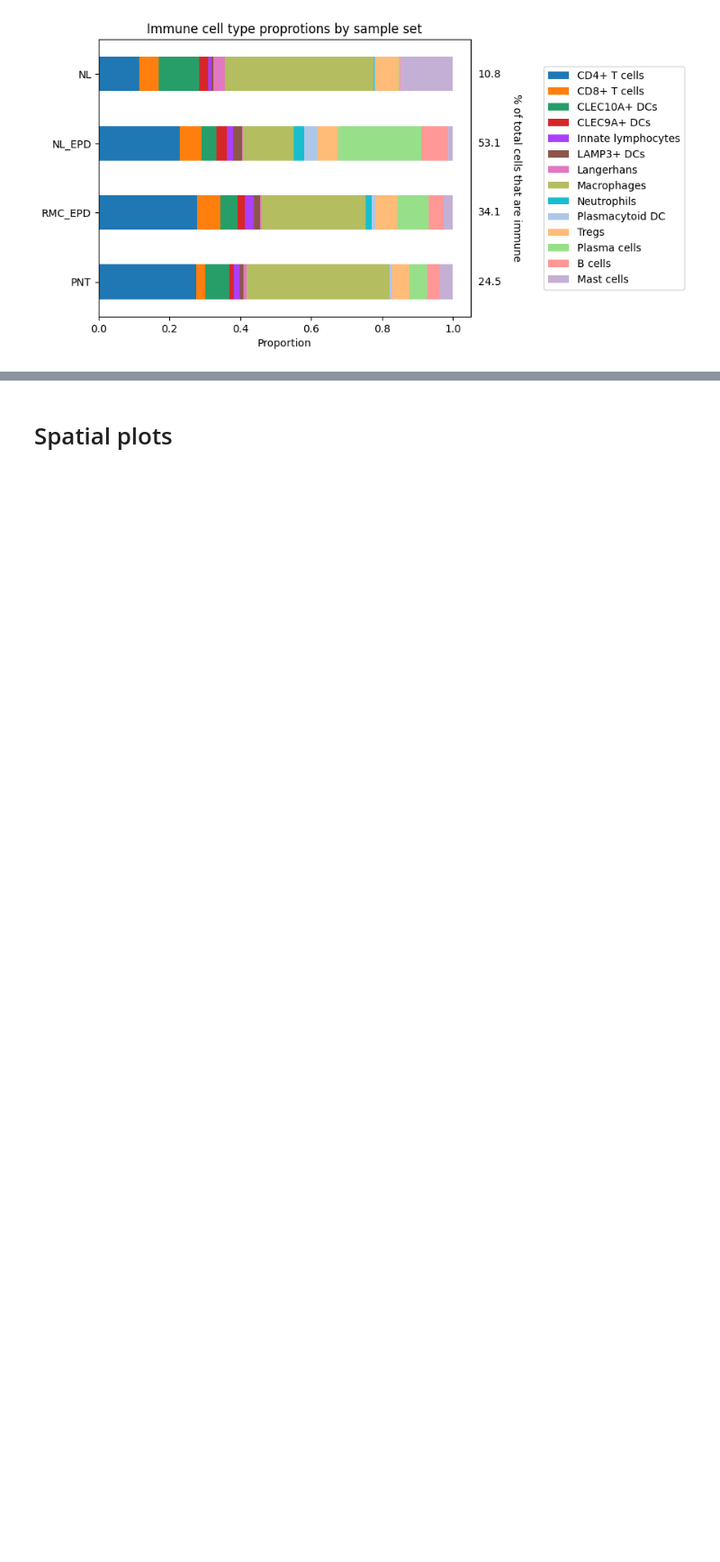
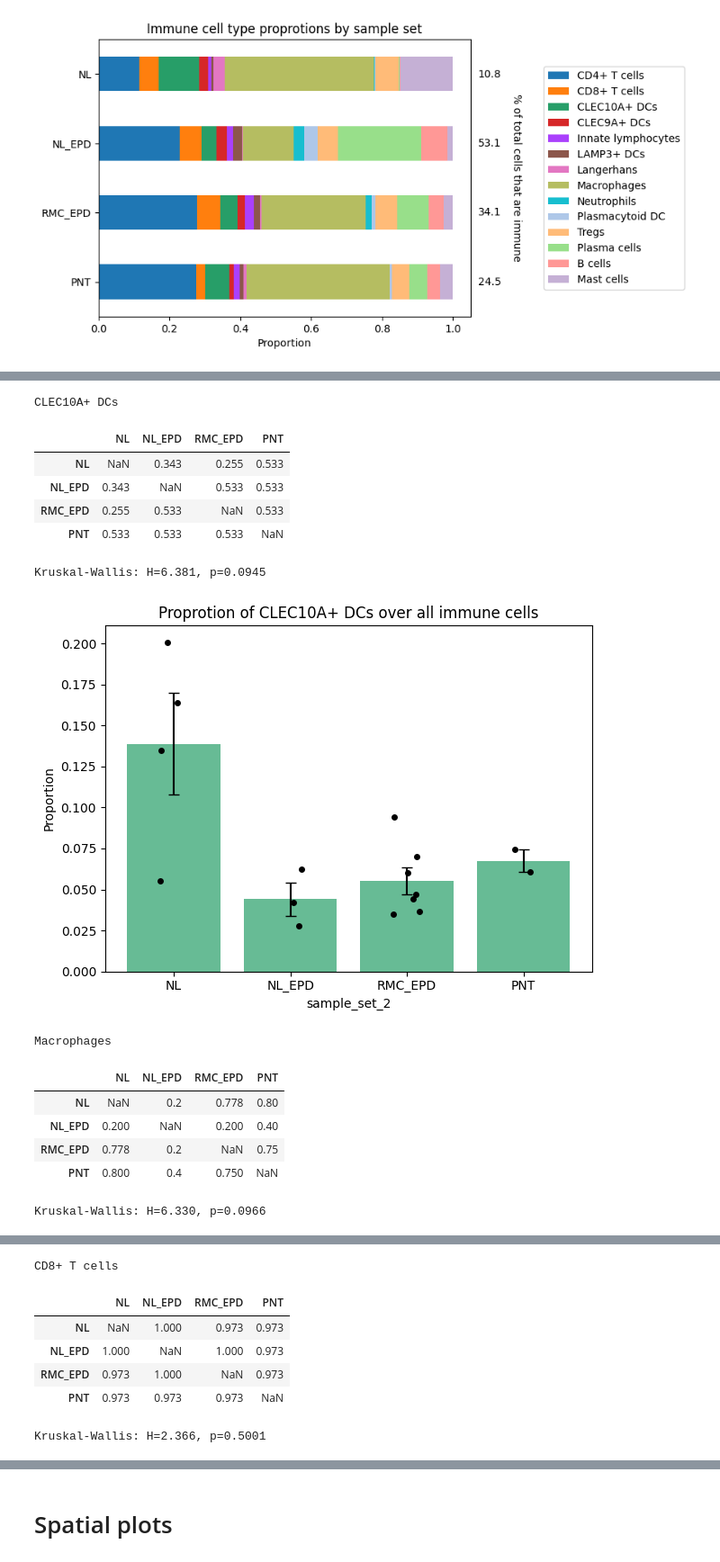
Before and after one commit to burkelawlor/hci-xenium, a Jupyter notebook: notebooks/1.15-rmc-annotation-detailed.ipynb, the cells around one changed output, grey strips where cells are left out. Shown at 90% size. Drawn from its saved outputs; the diff is of its cells as text; code cells hidden in the pictures; blank space fills up the shorter version.

Commit message:
Add proportion analysis by cell type for immune cells

```diff
--- a/notebooks/1.15-rmc-annotation-detailed.ipynb
+++ b/notebooks/1.15-rmc-annotation-detailed.ipynb
@@ -180,0 +183,43 @@ plot_proportions_bar(
+# %%
+adata_immune = adata_rmc[adata_rmc.obs['ct_general'] == 'Immune']
+order = ['NL', 'NL_EPD', 'RMC_EPD', 'PNT']
+
+ct = 'Plasma cells'
+
+for ct in adata_immune.obs['ct_immune'].unique():
+    print(ct)
+    stats = test_proportion_differences(
+        adata_immune,
+        ct_col='ct_immune',
+        cell_type=ct,
+        groupby='sample_set_2',
+        order=order,
+    )
+    display(stats['pairwise'].round(3))
+    print(f"Kruskal-Wallis: H={stats['kruskal_stat']:.3f}, p={stats['kruskal_p']:.4f}")
+
+    plot_proportion_scatter_bar(
+        adata_immune,
+        ct_col='ct_immune',
+        cell_type=ct,
+        groupby='sample_set_2',
+        order=order,
+        stats=stats,
+        title=f'Proprotion of {ct} over all immune cells',
+    )
+# %% [output]
+CLEC10A+ DCs
+|  | NL | NL_EPD | RMC_EPD | PNT |
+| NL | NaN | 0.343 | 0.255 | 0.533 |
+| NL_EPD | 0.343 | NaN | 0.533 | 0.533 |
+| RMC_EPD | 0.255 | 0.533 | NaN | 0.533 |
+| PNT | 0.533 | 0.533 | 0.533 | NaN |
+Kruskal-Wallis: H=6.381, p=0.0945
+[figure, added]
+Macrophages
+|  | NL | NL_EPD | RMC_EPD | PNT |
+| NL | NaN | 0.2 | 0.778 | 0.80 |
+| NL_EPD | 0.200 | NaN | 0.200 | 0.40 |
+| RMC_EPD | 0.778 | 0.2 | NaN | 0.75 |
+| PNT | 0.800 | 0.4 | 0.750 | NaN |
+Kruskal-Wallis: H=6.330, p=0.0966
@@ -180,0 +227,7 @@ plot_proportions_bar(
+CD8+ T cells
+|  | NL | NL_EPD | RMC_EPD | PNT |
+| NL | NaN | 1.000 | 0.973 | 0.973 |
+| NL_EPD | 1.000 | NaN | 1.000 | 0.973 |
+| RMC_EPD | 0.973 | 1.000 | NaN | 0.973 |
+| PNT | 0.973 | 0.973 | 0.973 | NaN |
+Kruskal-Wallis: H=2.366, p=0.5001
```
Also changed, not shown: parts of 3 cells of this notebook.
